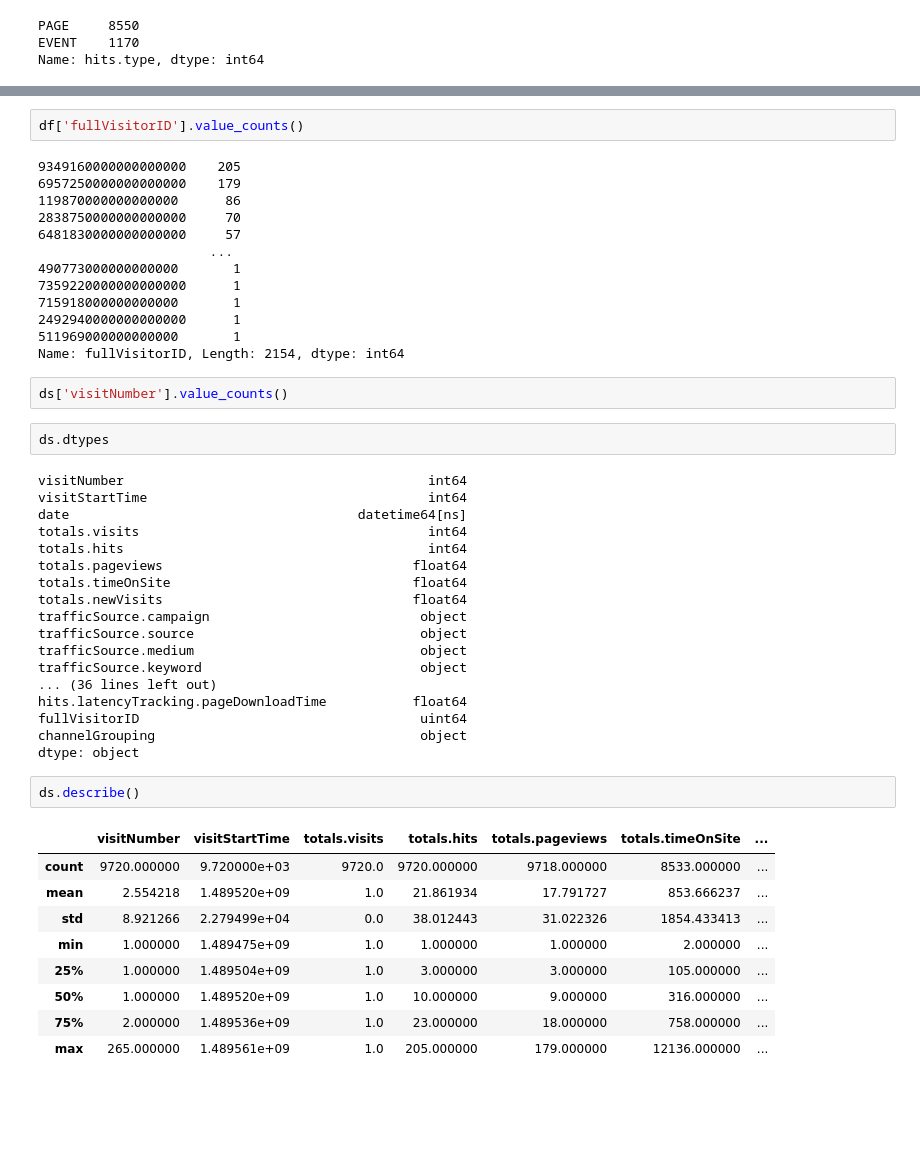
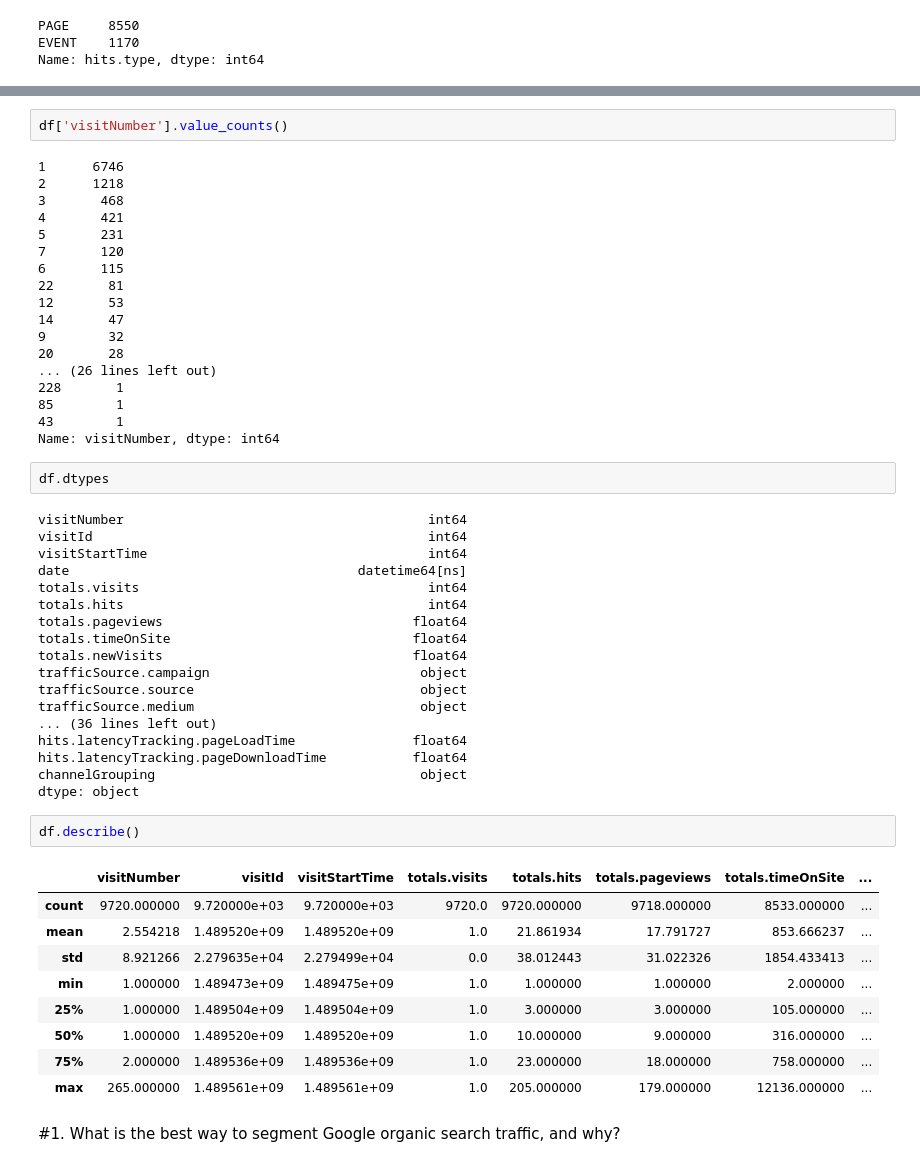
Before and after one commit to cmannnn/workhuman_data_analytic_canidate_exercise, a Jupyter notebook: workhuman_data_analytic_canidate_exercise.ipynb, the cells around one changed output, grey strips where cells are left out. Saved outputs shown, nothing was run; the diff lists cells and outputs as text; blank space fills up the shorter version.

```diff
--- a/workhuman_data_analytic_canidate_exercise.ipynb
+++ b/workhuman_data_analytic_canidate_exercise.ipynb
@@ -172,24 +195,28 @@ df['hits.transaction.transactionRevenue'].value_counts()
 # %%
-df['fullVisitorID'].value_counts()
+df['visitNumber'].value_counts()
 # %% [output]
-9349160000000000000    205
-6957250000000000000    179
-119870000000000000      86
-2838750000000000000     70
-6481830000000000000     57
-                      ...
-490773000000000000       1
-7359220000000000000      1
-715918000000000000       1
-2492940000000000000      1
-511969000000000000       1
-Name: fullVisitorID, Length: 2154, dtype: int64
+1      6746
+2      1218
+3       468
+4       421
+5       231
+7       120
+6       115
+22       81
+12       53
+14       47
+9        32
+20       28
+... (26 lines left out)
+228       1
+85        1
+43        1
+Name: visitNumber, dtype: int64
-# %%
-ds['visitNumber'].value_counts()
 # %%
-ds.dtypes
+df.dtypes
 # %% [output]
 visitNumber                                       int64
+visitId                                           int64
 visitStartTime                                    int64
 date                                     datetime64[ns]
 totals.visits                                     int64
@@ -200,21 +227,22 @@ totals.newVisits                                float64
 trafficSource.campaign                           object
 trafficSource.source                             object
 trafficSource.medium                             object
-trafficSource.keyword                            object
 ... (36 lines left out)
+hits.latencyTracking.pageLoadTime               float64
 hits.latencyTracking.pageDownloadTime           float64
-fullVisitorID                                    uint64
 channelGrouping                                  object
 dtype: object
 # %%
-ds.describe()
+df.describe()
 # %% [output]
-|  | visitNumber | visitStartTime | totals.visits | totals.hits | totals.pageviews | totals.timeOnSite | ... |
-| count | 9720.000000 | 9.720000e+03 | 9720.0 | 9720.000000 | 9718.000000 | 8533.000000 | ... |
-| mean | 2.554218 | 1.489520e+09 | 1.0 | 21.861934 | 17.791727 | 853.666237 | ... |
-| std | 8.921266 | 2.279499e+04 | 0.0 | 38.012443 | 31.022326 | 1854.433413 | ... |
-| min | 1.000000 | 1.489475e+09 | 1.0 | 1.000000 | 1.000000 | 2.000000 | ... |
-| 25% | 1.000000 | 1.489504e+09 | 1.0 | 3.000000 | 3.000000 | 105.000000 | ... |
-| 50% | 1.000000 | 1.489520e+09 | 1.0 | 10.000000 | 9.000000 | 316.000000 | ... |
-| 75% | 2.000000 | 1.489536e+09 | 1.0 | 23.000000 | 18.000000 | 758.000000 | ... |
-| max | 265.000000 | 1.489561e+09 | 1.0 | 205.000000 | 179.000000 | 12136.000000 | ... |
+|  | visitNumber | visitId | visitStartTime | totals.visits | totals.hits | totals.pageviews | totals.timeOnSite | ... |
+| count | 9720.000000 | 9.720000e+03 | 9.720000e+03 | 9720.0 | 9720.000000 | 9718.000000 | 8533.000000 | ... |
+| mean | 2.554218 | 1.489520e+09 | 1.489520e+09 | 1.0 | 21.861934 | 17.791727 | 853.666237 | ... |
+| std | 8.921266 | 2.279635e+04 | 2.279499e+04 | 0.0 | 38.012443 | 31.022326 | 1854.433413 | ... |
+| min | 1.000000 | 1.489473e+09 | 1.489475e+09 | 1.0 | 1.000000 | 1.000000 | 2.000000 | ... |
+| 25% | 1.000000 | 1.489504e+09 | 1.489504e+09 | 1.0 | 3.000000 | 3.000000 | 105.000000 | ... |
+| 50% | 1.000000 | 1.489520e+09 | 1.489520e+09 | 1.0 | 10.000000 | 9.000000 | 316.000000 | ... |
+| 75% | 2.000000 | 1.489536e+09 | 1.489536e+09 | 1.0 | 23.000000 | 18.000000 | 758.000000 | ... |
+| max | 265.000000 | 1.489561e+09 | 1.489561e+09 | 1.0 | 205.000000 | 179.000000 | 12136.000000 | ... |
+# %% [markdown]
+#1. What is the best way to segment Google organic search traffic, and why?
```
Also changed, not shown: parts of 20 cells of this notebook.
